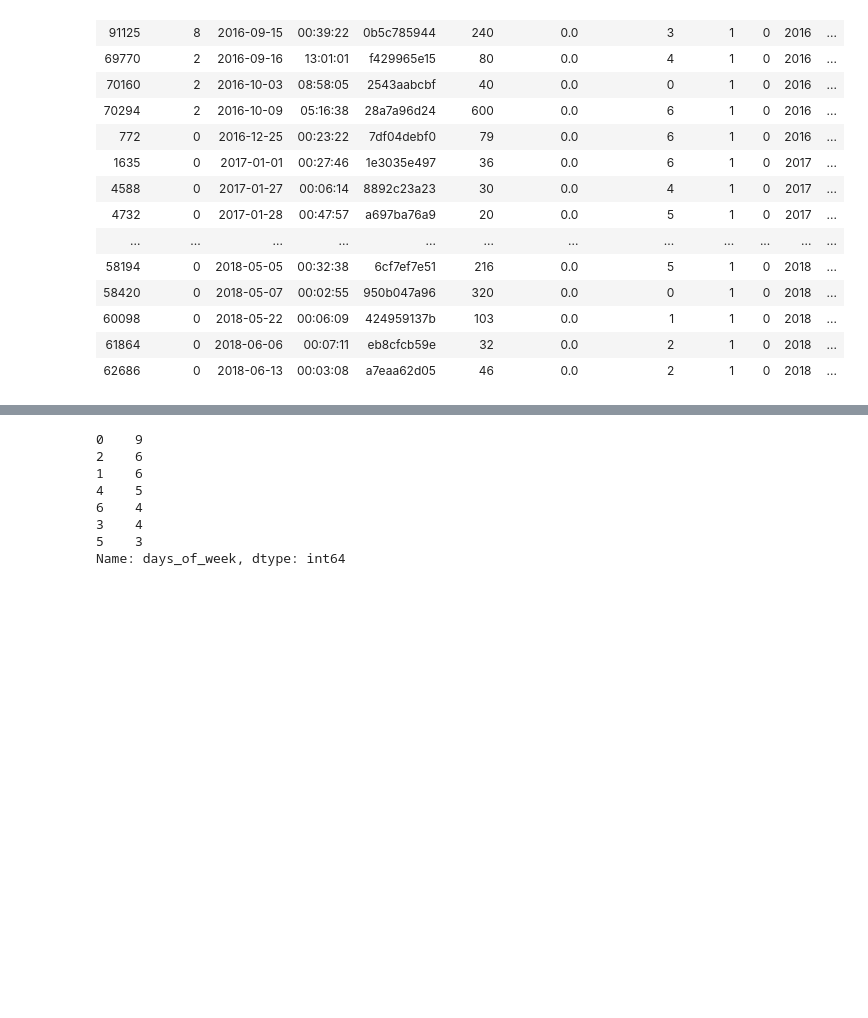
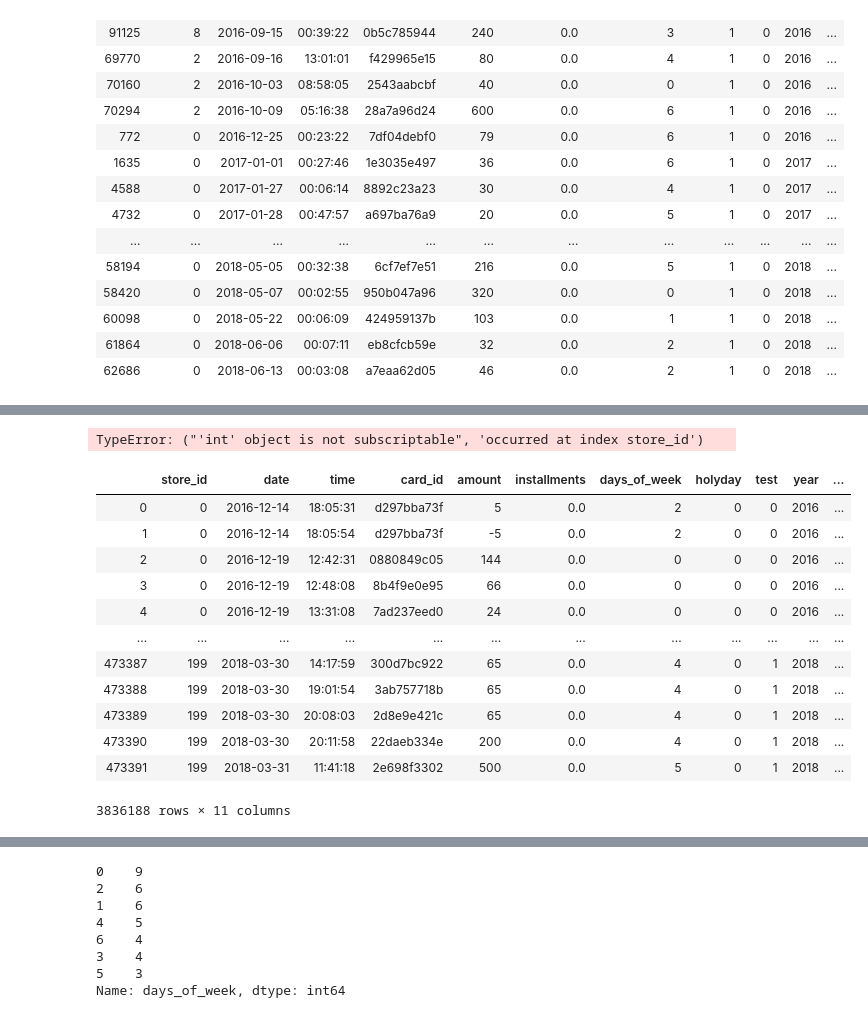
Before and after one commit to bbiyongel/Dacon_funda, a Jupyter notebook: EDA.ipynb, the cells around one changed output, grey strips where cells are left out. Saved outputs shown, nothing was run; the diff lists cells and outputs as text; code cells hidden in the pictures; blank space fills up the shorter version.

```diff
--- a/EDA.ipynb
+++ b/EDA.ipynb
@@ -317,0 +452,20 @@ holydays_df.drop_duplicates('date').sort_values('date')
+# %%
+sample.applymap(lambda x : x['min'])
+# %% [output]
+TypeError: ("'int' object is not subscriptable", 'occurred at index store_id')
+# %%
+merge_df.apply()
+# %% [output]
+|  | store_id | date | time | card_id | amount | installments | days_of_week | holyday | test | year | ... |
+| 0 | 0 | 2016-12-14 | 18:05:31 | d297bba73f | 5 | 0.0 | 2 | 0 | 0 | 2016 | ... |
+| 1 | 0 | 2016-12-14 | 18:05:54 | d297bba73f | -5 | 0.0 | 2 | 0 | 0 | 2016 | ... |
+| 2 | 0 | 2016-12-19 | 12:42:31 | 0880849c05 | 144 | 0.0 | 0 | 0 | 0 | 2016 | ... |
+| 3 | 0 | 2016-12-19 | 12:48:08 | 8b4f9e0e95 | 66 | 0.0 | 0 | 0 | 0 | 2016 | ... |
+| 4 | 0 | 2016-12-19 | 13:31:08 | 7ad237eed0 | 24 | 0.0 | 0 | 0 | 0 | 2016 | ... |
+| ... | ... | ... | ... | ... | ... | ... | ... | ... | ... | ... | ... |
+| 473387 | 199 | 2018-03-30 | 14:17:59 | 300d7bc922 | 65 | 0.0 | 4 | 0 | 1 | 2018 | ... |
+| 473388 | 199 | 2018-03-30 | 19:01:54 | 3ab757718b | 65 | 0.0 | 4 | 0 | 1 | 2018 | ... |
+| 473389 | 199 | 2018-03-30 | 20:08:03 | 2d8e9e421c | 65 | 0.0 | 4 | 0 | 1 | 2018 | ... |
+| 473390 | 199 | 2018-03-30 | 20:11:58 | 22daeb334e | 200 | 0.0 | 4 | 0 | 1 | 2018 | ... |
+| 473391 | 199 | 2018-03-31 | 11:41:18 | 2e698f3302 | 500 | 0.0 | 5 | 0 | 1 | 2018 | ... |
+3836188 rows × 11 columns
```
Also changed, not shown: parts of 47 cells of this notebook, 1 other file.
